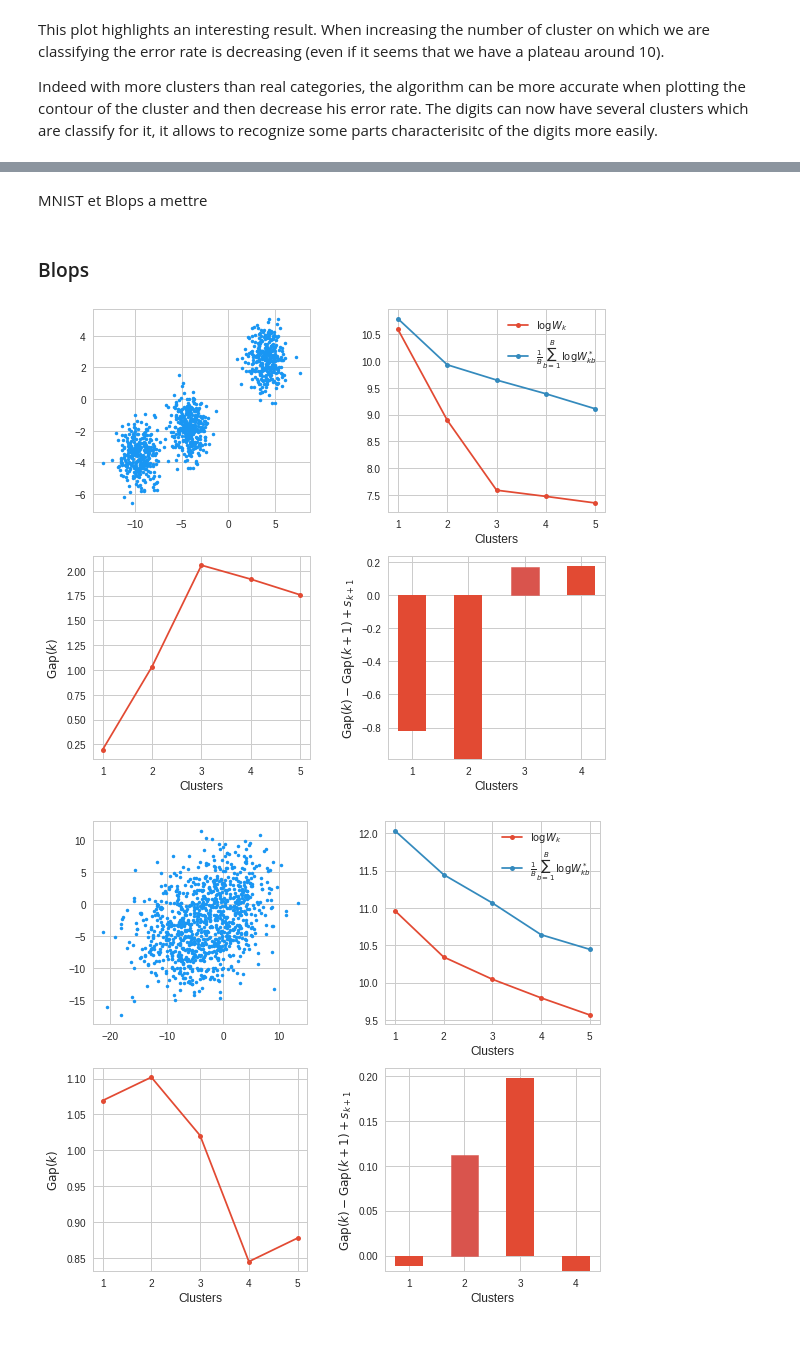
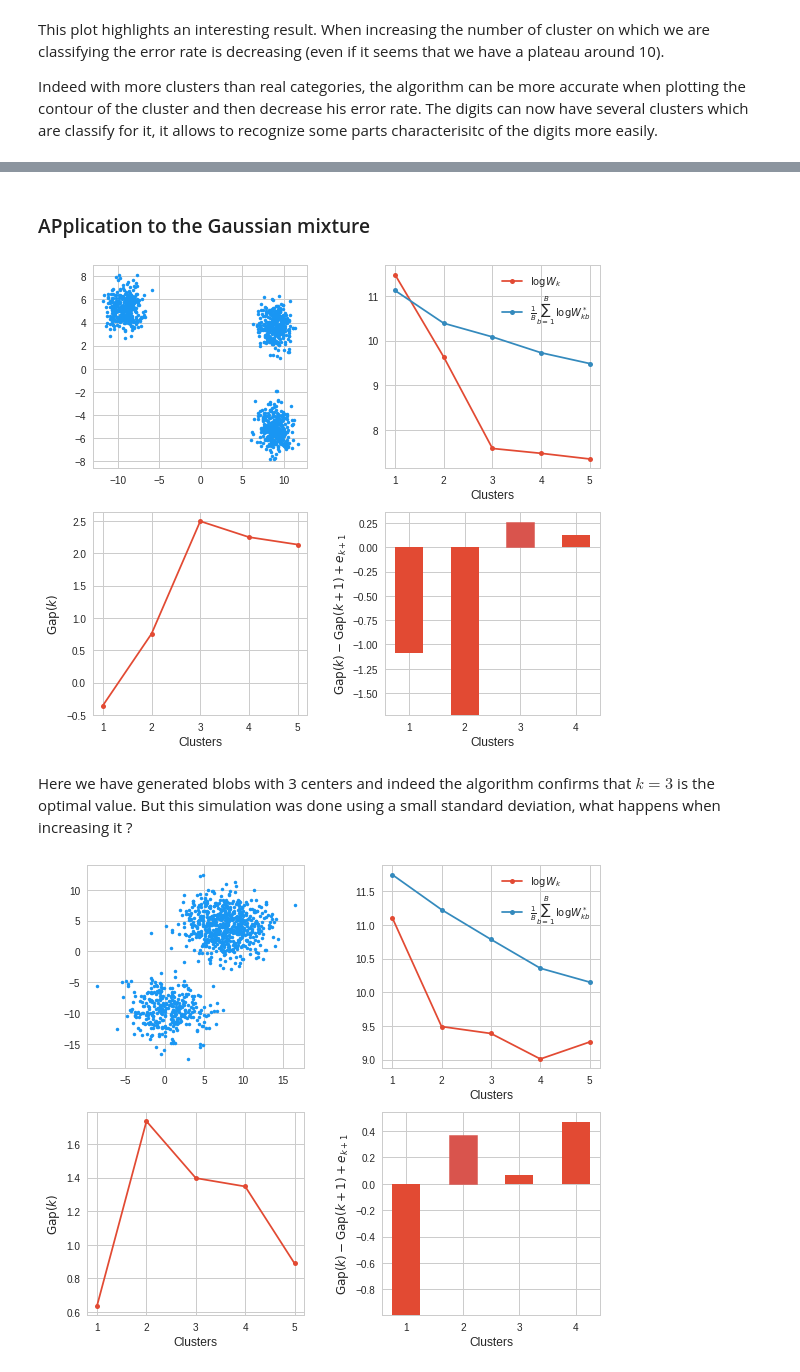
Before and after one commit to berlemontkevin/Jupyter_Notebook, a Jupyter notebook: Inference_Big_data/Kmeans/TD2_Kmeans_Kevin_Berlemont.ipynb, the cells around one changed output, grey strips where cells are left out. Drawn from its saved outputs; the diff is of its cells as text; code cells hidden in the pictures; blank space fills up the shorter version.

```diff
--- a/Inference_Big_data/Kmeans/TD2_Kmeans_Kevin_Berlemont.ipynb
+++ b/Inference_Big_data/Kmeans/TD2_Kmeans_Kevin_Berlemont.ipynb
@@ -736,25 +743,25 @@ def gaps_info(X, ks, Wks, sample_Wks, gaps, sk):
                             width=0.5, align='center')
     barlist[np.argmax(gaps_diff > 0)].set_color(sns.xkcd_rgb['pale red'])
     axes[1,1].set_ylabel('$\operatorname{Gap}(k) -'
-                         ' \operatorname{Gap}(k + 1) + s_{k + 1}$')
+                         ' \operatorname{Gap}(k + 1) + e_{k + 1}$')
     for (i, j) in ((0, 1), (1, 0), (1, 1)):
         axes[i,j].set_xlabel('Clusters')
         axes[i,j].xaxis.set_major_locator(ticker.MaxNLocator(integer=True))
     fig.tight_layout(w_pad=3)
     plt.show()
-# %% [markdown]
-MNIST et Blops a mettre
-# %% [markdown]
-### Blops
+# %% [markdown]
+### APplication to the Gaussian mixture
 # %%
 X, _ = make_blobs(n_samples=1000, centers=3, cluster_std=1)
 ks, Wks, sample_Wks, gaps, sk = gap_stats(X, K=5)
 gaps_info(X, ks, Wks, sample_Wks, gaps, sk)
 # %% [output]
-[figure, old version]
+[figure, new version]
+# %% [markdown]
+Here we have generated blobs with 3 centers and indeed the algorithm confirms that $k=3$ is the optimal value. But this simulation was done using a small standard deviation, what happens when increasing it ?
 # %%
-X, _ = make_blobs(n_samples=1000, centers=3, cluster_std=4)
+X, _ = make_blobs(n_samples=1000, centers=3, cluster_std=2.5)
 ks, Wks, sample_Wks, gaps, sk = gap_stats(X, K=5)
 gaps_info(X, ks, Wks, sample_Wks, gaps, sk)
 # %% [output]
-[figure, old version]
+[figure, new version]
```
Also changed, not shown: parts of 25 cells of this notebook.
